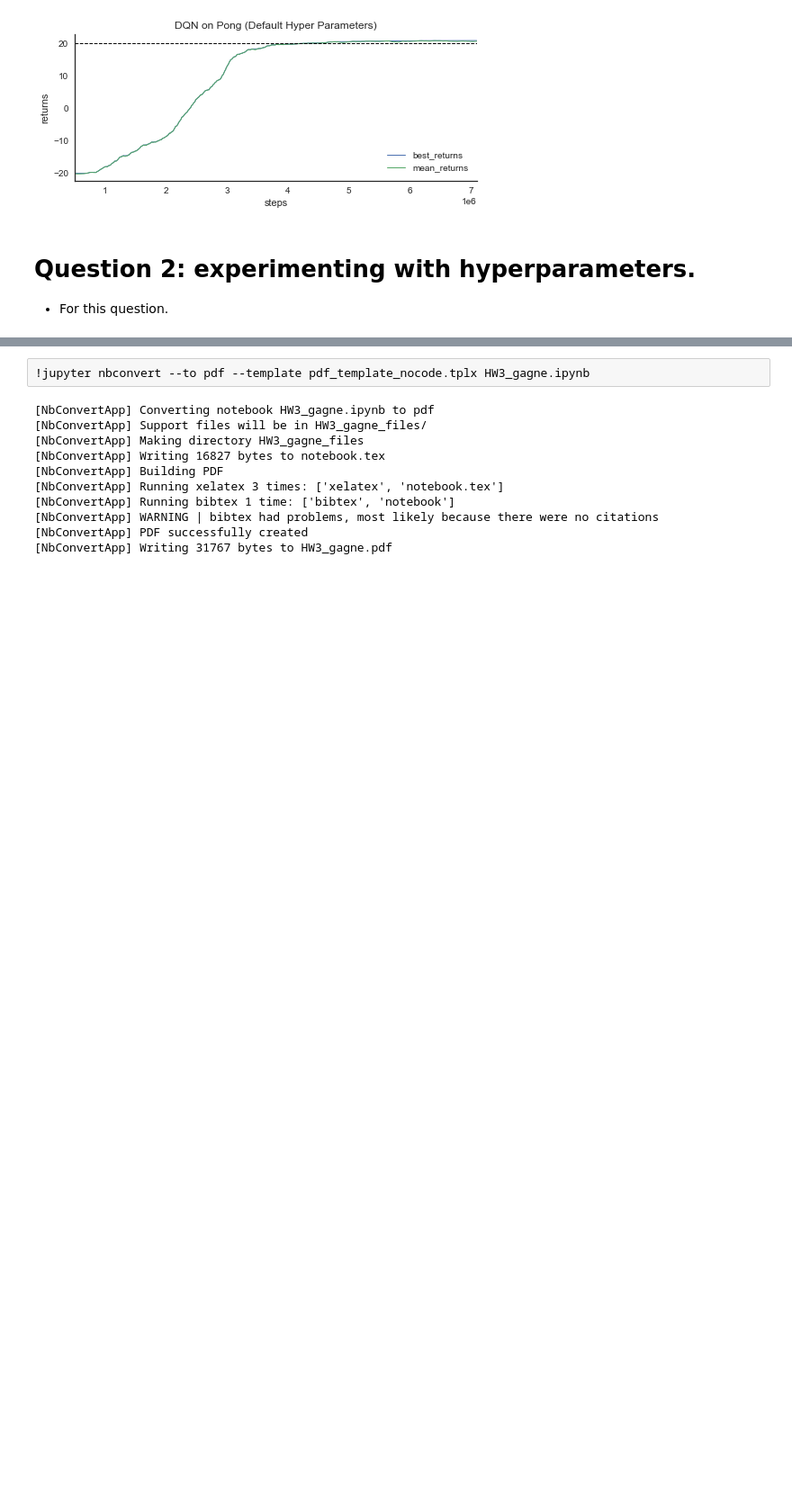
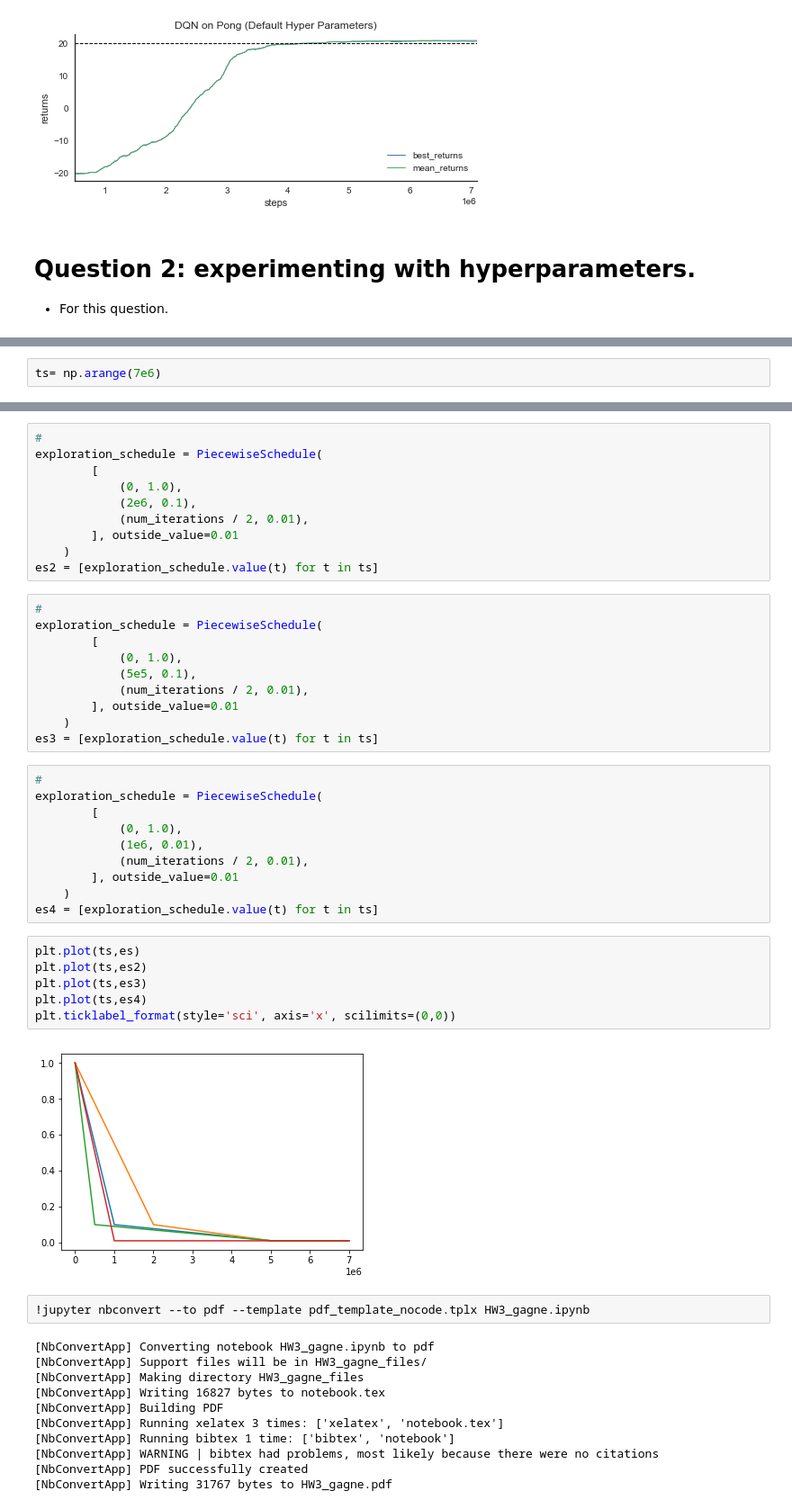
Before and after one commit to crgagne/class_deepRL, a Jupyter notebook: hw3_gagne/HW3_gagne.ipynb, the cells around one changed output, grey strips where cells are left out. Shown at 90% size. Drawn from its saved outputs; the diff is of its cells as text; blank space fills up the shorter version.

Commit message:
changing exploration schedule

```diff
--- a/hw3_gagne/HW3_gagne.ipynb
+++ b/hw3_gagne/HW3_gagne.ipynb
@@ -63,0 +63,2 @@ plt.plot(time_steps,lrs)
+# %%
+ts= np.arange(7e6)
@@ -64,3 +75,41 @@ plt.plot(time_steps,lrs)
+# %%
+#
+exploration_schedule = PiecewiseSchedule(
+        [
+            (0, 1.0),
+            (2e6, 0.1),
+            (num_iterations / 2, 0.01),
+        ], outside_value=0.01
+    )
+es2 = [exploration_schedule.value(t) for t in ts]
+# %%
+#
+exploration_schedule = PiecewiseSchedule(
+        [
+            (0, 1.0),
+            (5e5, 0.1),
+            (num_iterations / 2, 0.01),
+        ], outside_value=0.01
+    )
+es3 = [exploration_schedule.value(t) for t in ts]
+# %%
+#
+exploration_schedule = PiecewiseSchedule(
+        [
+            (0, 1.0),
+            (1e6, 0.01),
+            (num_iterations / 2, 0.01),
+        ], outside_value=0.01
+    )
+es4 = [exploration_schedule.value(t) for t in ts]
+# %%
+plt.plot(ts,es)
+plt.plot(ts,es2)
+plt.plot(ts,es3)
+plt.plot(ts,es4)
+plt.ticklabel_format(style='sci', axis='x', scilimits=(0,0))
+# %% [output]
+[figure, added]
 # %%
 !jupyter nbconvert --to pdf --template pdf_template_nocode.tplx HW3_gagne.ipynb
 # %% [output]
```
Also changed, not shown: parts of 6 cells of this notebook, 1 other file.
